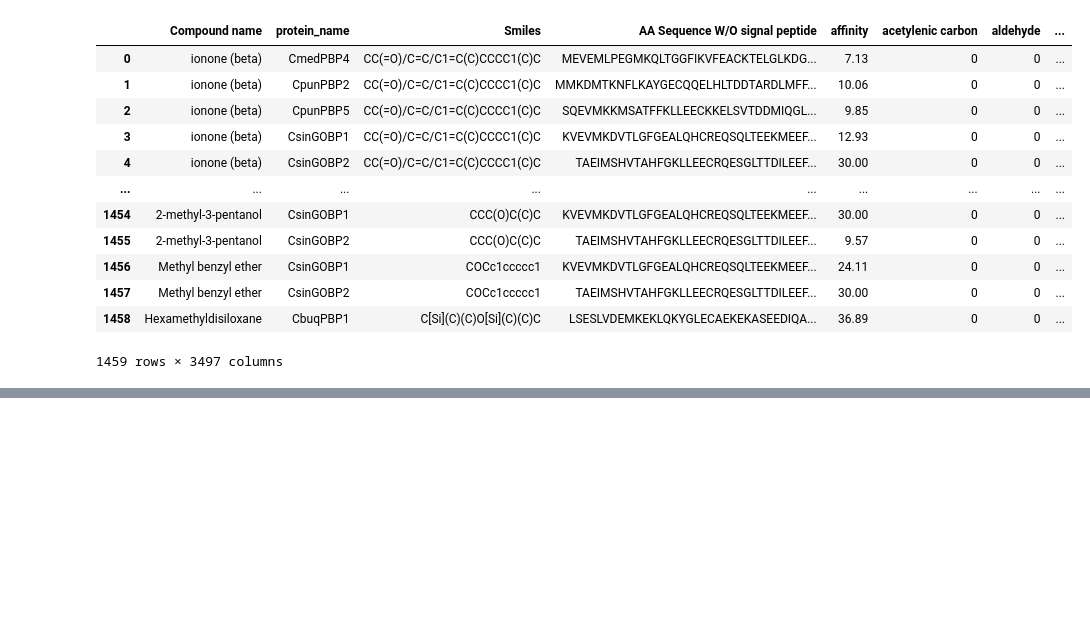
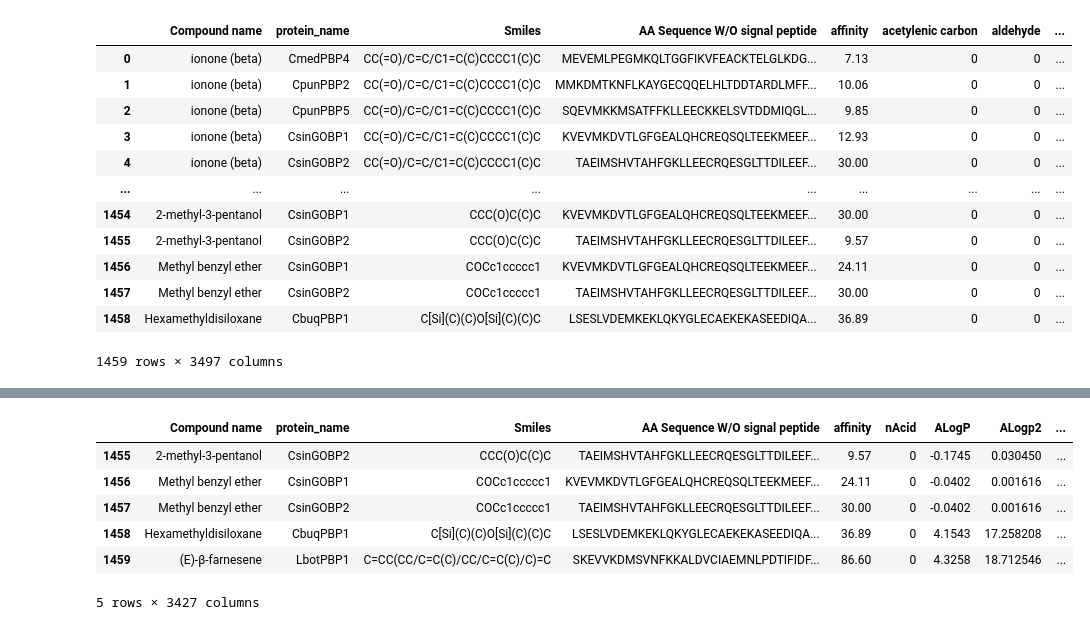
Before and after one commit to Gabolara453/ML_obps_vocs, a Jupyter notebook: ML_obps_covs - Etapa 2 y 3.ipynb, the cells around one changed output, grey strips where cells are left out. Cells and saved outputs as stored; diff of their text form; code cells hidden in the pictures; blank space fills up the shorter version.

```diff
--- a/ML_obps_covs - Etapa 2 y 3.ipynb
+++ b/ML_obps_covs - Etapa 2 y 3.ipynb
@@ -715,0 +938,4 @@ merge_df1.to_excel("datasets/data_obps_covs_more_info.xlsx")
+# %%
+# @title Input1
+compound_name_search = '(E)‐β‐farnesene' #@param {type:"string"}
+protein_name_search = 'LbotPBP1' #@param {type:"string"}
@@ -715,0 +944,3 @@ merge_df1.to_excel("datasets/data_obps_covs_more_info.xlsx")
+# %%
+# @title Input2
+affinity_replace =  86.5 #@param {type:"number"}
@@ -715,0 +963,10 @@ merge_df1.to_excel("datasets/data_obps_covs_more_info.xlsx")
+# %%
+dataset2.tail()
+# %% [output]
+|  | Compound name | protein_name | Smiles | AA Sequence W/O signal peptide | affinity | nAcid | ALogP | ALogp2 | ... |
+| 1455 | 2-methyl-3-pentanol | CsinGOBP2 | CCC(O)C(C)C | TAEIMSHVTAHFGKLLEECRQESGLTTDILEEF... | 9.57 | 0 | -0.1745 | 0.030450 | ... |
+| 1456 | Methyl benzyl ether | CsinGOBP1 | COCc1ccccc1 | KVEVMKDVTLGFGEALQHCREQSQLTEEKMEEF... | 24.11 | 0 | -0.0402 | 0.001616 | ... |
+| 1457 | Methyl benzyl ether | CsinGOBP2 | COCc1ccccc1 | TAEIMSHVTAHFGKLLEECRQESGLTTDILEEF... | 30.00 | 0 | -0.0402 | 0.001616 | ... |
+| 1458 | Hexamethyldisiloxane | CbuqPBP1 | C[Si](C)(C)O[Si](C)(C)C | LSESLVDEMKEKLQKYGLECAEKEKASEEDIQA... | 36.89 | 0 | 4.1543 | 17.258208 | ... |
+| 1459 | (E)‐β‐farnesene | LbotPBP1 | C=CC(CC/C=C(C)/CC/C=C(C)/C)=C | SKEVVKDMSVNFKKALDVCIAEMNLPDTIFIDF... | 86.60 | 0 | 4.3258 | 18.712546 | ... |
+5 rows × 3427 columns
```
Also changed, not shown: parts of 24 cells of this notebook, 2 other files.
